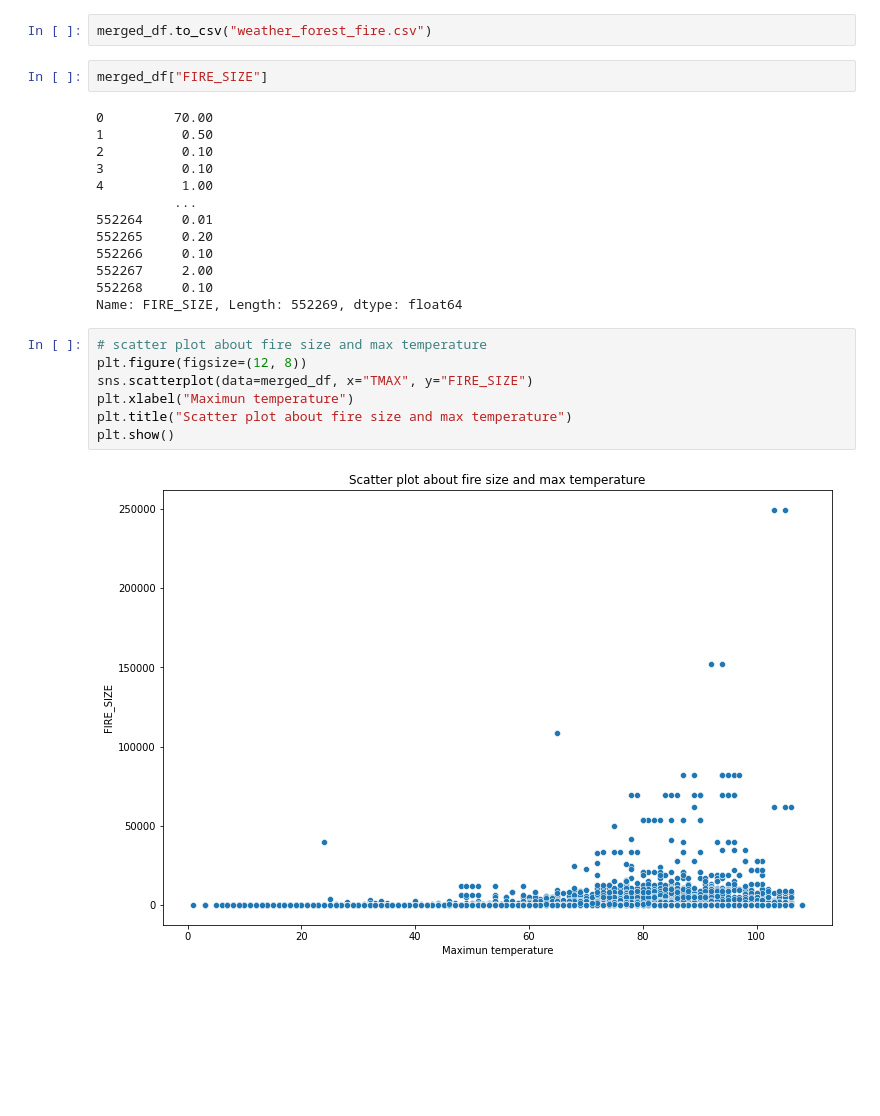
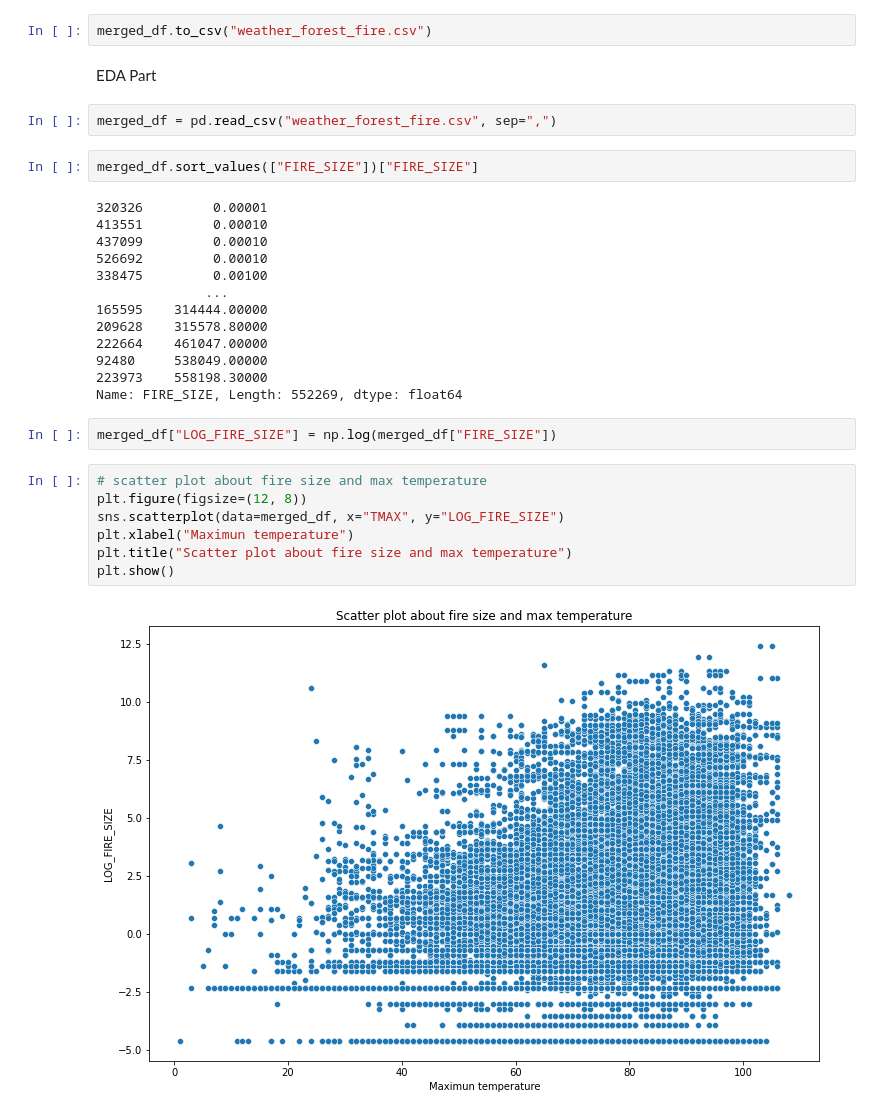
Before and after one commit to huruifu/733-project, a Jupyter notebook: weather.ipynb, the cells around one changed output. Drawn from its saved outputs; the diff is of its cells as text; blank space fills up the shorter version.

Commit message:
update weather eda part

```diff
--- a/weather.ipynb
+++ b/weather.ipynb
@@ -201,26 +128,32 @@ merged_df
 # %%
 merged_df.to_csv("weather_forest_fire.csv")
+# %% [markdown]
+EDA Part
+# %%
+merged_df = pd.read_csv("weather_forest_fire.csv", sep=",")
 # %%
-merged_df["FIRE_SIZE"]
+merged_df.sort_values(["FIRE_SIZE"])["FIRE_SIZE"]
 # %% [output]
-0         70.00
-1          0.50
-2          0.10
-3          0.10
-4          1.00
-          ...
-552264     0.01
-552265     0.20
-552266     0.10
-552267     2.00
-552268     0.10
+320326         0.00001
+413551         0.00010
+437099         0.00010
+526692         0.00010
+338475         0.00100
+              ...
+165595    314444.00000
+209628    315578.80000
+222664    461047.00000
+92480     538049.00000
+223973    558198.30000
 Name: FIRE_SIZE, Length: 552269, dtype: float64
+# %%
+merged_df["LOG_FIRE_SIZE"] = np.log(merged_df["FIRE_SIZE"])
 # %%
 # scatter plot about fire size and max temperature
 plt.figure(figsize=(12, 8))
-sns.scatterplot(data=merged_df, x="TMAX", y="FIRE_SIZE")
+sns.scatterplot(data=merged_df, x="TMAX", y="LOG_FIRE_SIZE")
 plt.xlabel("Maximun temperature")
 plt.title("Scatter plot about fire size and max temperature")
 plt.show()
 # %% [output]
-[figure, old version]
+[figure, new version]
```
Also changed, not shown: parts of 17 cells of this notebook, 1 other file.
